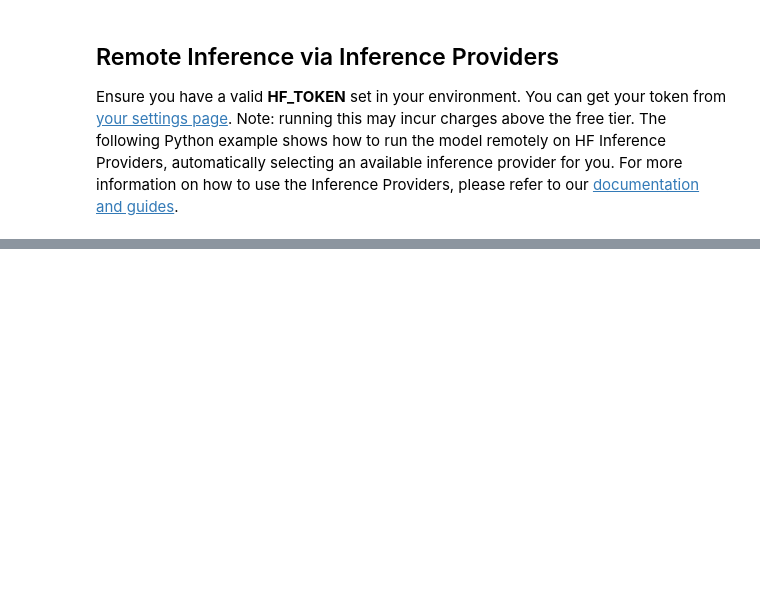
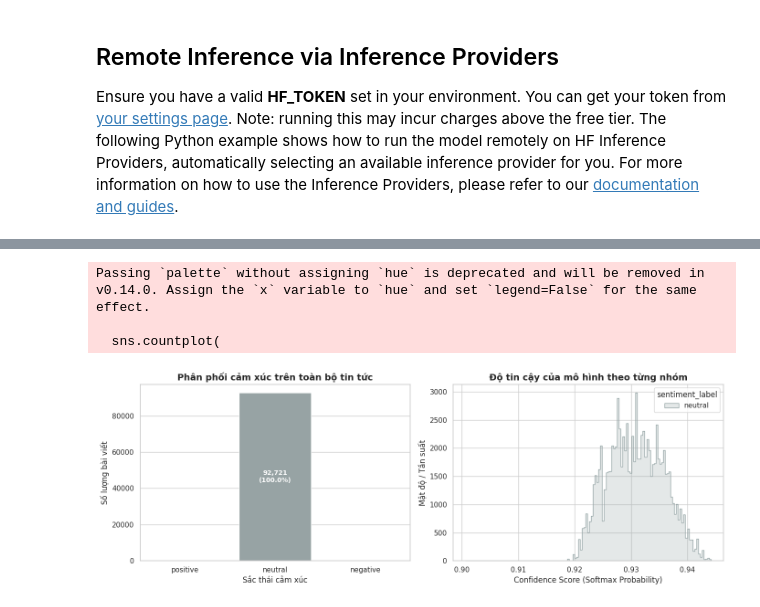
Before and after one commit to kohi-vip/Portfolios_Management_Theory_Games_Study, a Jupyter notebook: FinBERT_demo.ipynb, the cells around one changed output, grey strips where cells are left out. Cells and saved outputs as stored; diff of their text form; code cells hidden in the pictures; blank space fills up the shorter version.

Commit message:
Kaggle Notebook | FinBERT_demo | Version 3

```diff
--- a/FinBERT_demo.ipynb
+++ b/FinBERT_demo.ipynb
@@ -128,4 +128,9 @@ For more information on how to use the Inference Providers, please refer to our
 # %%
 import pandas as pd
 
-my_data = pd.read_csv('/kaggle/input/datasets/qkhilithi3122411100/top10-official-news-2013-2023/top10_official_news_2013_2023.csv')
+file_path = '/kaggle/input/datasets/qkhilithi3122411100/top10-official-news-2013-2023/top10_official_news_2013_2023.csv'
+# Sử dụng low_memory=False để bỏ cảnh báo DtypeWarning trước đó
+df = pd.read_csv(file_path, low_memory=False)
+
+print("Các cột hiện có:", df.columns.tolist())
+df.head(2)
@@ -131,0 +184,53 @@ my_data = pd.read_csv('/kaggle/input/datasets/qkhilithi3122411100/top10-official
+# %%
+import matplotlib.pyplot as plt
+import seaborn as sns
+
+# Thiết lập phong cách hiển thị
+sns.set_theme(style="whitegrid")
+fig, axes = plt.subplots(1, 2, figsize=(14, 5))
+
+# Bảng màu đại diện: Xanh lá (Positive), Đỏ (Negative), Xám (Neutral)
+color_palette = {"positive": "#2ecc71", "negative": "#e74c3c", "neutral": "#95a5a6"}
+
+# 1. Biểu đồ đếm số lượng & tỷ lệ phần trăm
+sns.countplot(
+    data=df,
+    x='sentiment_label',
+    order=['positive', 'neutral', 'negative'],
+    palette=color_palette,
+    ax=axes[0]
+)
+axes[0].set_title('Phân phối cảm xúc trên toàn bộ tin tức', fontsize=14, fontweight='bold')
+axes[0].set_xlabel('Sắc thái cảm xúc', fontsize=12)
+axes[0].set_ylabel('Số lượng bài viết', fontsize=12)
+
+# Hiển thị số lượng và % trên đầu từng cột
+total = len(df)
+for p in axes[0].patches:
+    height = p.get_height()
+    pct = (height / total) * 100
+    axes[0].annotate(f'{int(height):,}\n({pct:.1f}%)',
+                     (p.get_x() + p.get_width() / 2., height / 2),
+                     ha='center', va='center', color='white', fontweight='bold', fontsize=10)
+
+# 2. Phân bố điểm số tin cậy (Confidence Score)
+sns.histplot(
+    data=df,
+    x='sentiment_score',
+    hue='sentiment_label',
+    palette=color_palette,
+    element='step',
+    common_norm=False,
+    ax=axes[1]
+)
+axes[1].set_title('Độ tin cậy của mô hình theo từng nhóm', fontsize=14, fontweight='bold')
+axes[1].set_xlabel('Confidence Score (Softmax Probability)', fontsize=12)
+axes[1].set_ylabel('Mật độ / Tần suất', fontsize=12)
+
+plt.tight_layout()
+plt.show()
+# %% [output]
+Passing `palette` without assigning `hue` is deprecated and will be removed in v0.14.0. Assign the `x` variable to `hue` and set `legend=False` for the same effect.
+
+  sns.countplot(
+[figure, added]
```
Also changed, not shown: parts of 6 cells of this notebook.
